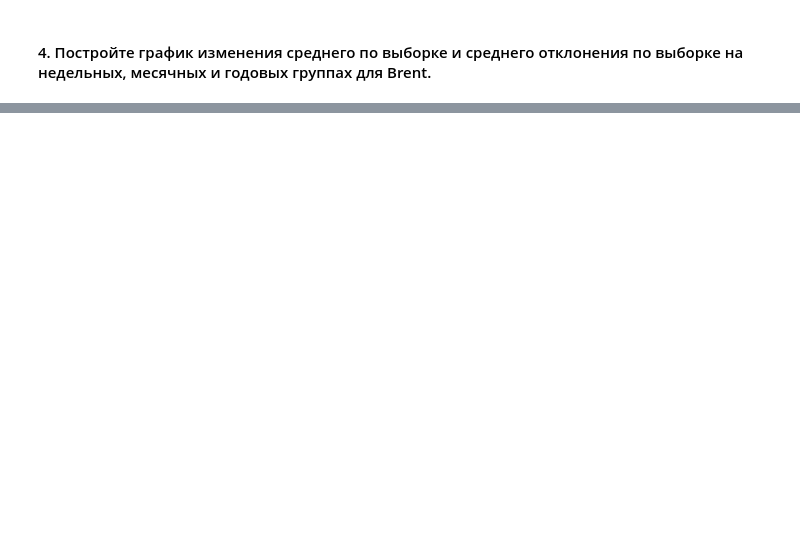
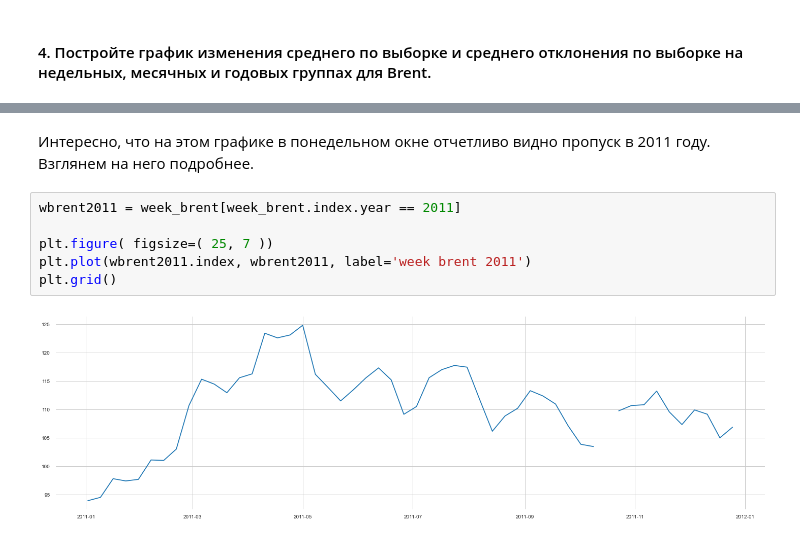
Before and after one commit to irennerifire/timeseries, a Jupyter notebook: HW1_time_series.ipynb, the cells around one changed output, grey strips where cells are left out. Saved outputs shown, nothing was run; the diff lists cells and outputs as text; blank space fills up the shorter version.

```diff
--- a/HW1_time_series.ipynb
+++ b/HW1_time_series.ipynb
@@ -224,0 +226,10 @@ plt.show()
+# %% [markdown]
+Интересно, что на этом графике в понедельном окне отчетливо видно пропуск в 2011 году. Взглянем на него подробнее.
+# %%
+wbrent2011 = week_brent[week_brent.index.year == 2011]
+
+plt.figure( figsize=( 25, 7 ))
+plt.plot(wbrent2011.index, wbrent2011, label='week brent 2011')
+plt.grid()
+# %% [output]
+[figure, added]
```
Also changed, not shown: parts of 21 cells of this notebook.
